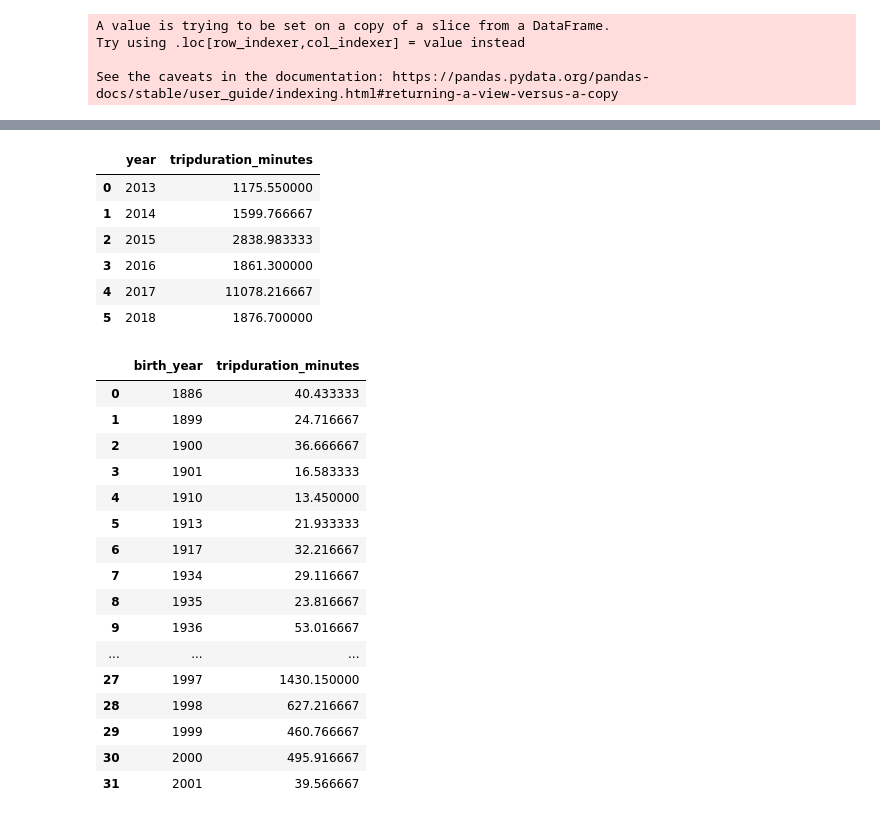
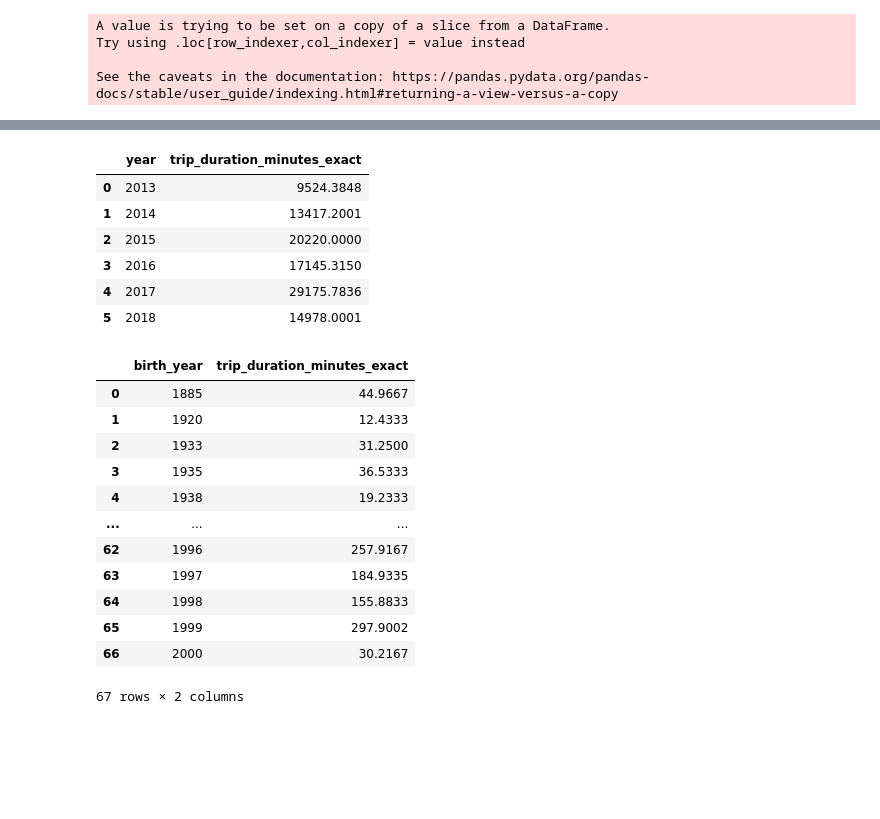
Before and after one commit to tanzhu91/Data_pipeline_dbt_bigquerry, a Jupyter notebook: analyses/EDA.ipynb, the cells around one changed output, grey strips where cells are left out. Drawn from its saved outputs; the diff is of its cells as text; code cells hidden in the pictures; blank space fills up the shorter version.

```diff
--- a/analyses/EDA.ipynb
+++ b/analyses/EDA.ipynb
@@ -26,0 +22,9 @@ df = pd.read_sql(query, engine)
+# %%
+query_1 = """
+SELECT *
+FROM `possible-helix-452922-d1.dbt_tdereli.bike_data_prepped`
+LIMIT 10000
+"""
+
+
+df = pd.read_sql(query_1, engine)
@@ -234,14 +246,14 @@ df_new.head()
 # %%
-df_agg = df_new.groupby('year')['tripduration_minutes'].sum().reset_index()
+df_agg = df_new.groupby('year')['trip_duration_minutes_exact'].sum().reset_index()
 df_agg
 # %% [output]
-|  | year | tripduration_minutes |
-| 0 | 2013 | 1175.550000 |
-| 1 | 2014 | 1599.766667 |
-| 2 | 2015 | 2838.983333 |
-| 3 | 2016 | 1861.300000 |
-| 4 | 2017 | 11078.216667 |
-| 5 | 2018 | 1876.700000 |
+|  | year | trip_duration_minutes_exact |
+| 0 | 2013 | 9524.3848 |
+| 1 | 2014 | 13417.2001 |
+| 2 | 2015 | 20220.0000 |
+| 3 | 2016 | 17145.3150 |
+| 4 | 2017 | 29175.7836 |
+| 5 | 2018 | 14978.0001 |
 # %%
 fig = px.bar(data_frame=df_agg
               , x='year'
@@ -252,26 +264,22 @@ fig = px.bar(data_frame=df_agg
               )
 fig.show()
 # %%
-df_agg_2 = df_new.groupby('birth_year')['tripduration_minutes'].sum().reset_index()
+df_agg_2 = df_new.groupby('birth_year')['trip_duration_minutes_exact'].sum().reset_index()
 df_agg_2
 # %% [output]
-|  | birth_year | tripduration_minutes |
-| 0 | 1886 | 40.433333 |
-| 1 | 1899 | 24.716667 |
-| 2 | 1900 | 36.666667 |
-| 3 | 1901 | 16.583333 |
-| 4 | 1910 | 13.450000 |
-| 5 | 1913 | 21.933333 |
-| 6 | 1917 | 32.216667 |
-| 7 | 1934 | 29.116667 |
-| 8 | 1935 | 23.816667 |
-| 9 | 1936 | 53.016667 |
+|  | birth_year | trip_duration_minutes_exact |
+| 0 | 1885 | 44.9667 |
+| 1 | 1920 | 12.4333 |
+| 2 | 1933 | 31.2500 |
+| 3 | 1935 | 36.5333 |
+| 4 | 1938 | 19.2333 |
 | ... | ... | ... |
-| 27 | 1997 | 1430.150000 |
-| 28 | 1998 | 627.216667 |
-| 29 | 1999 | 460.766667 |
-| 30 | 2000 | 495.916667 |
-| 31 | 2001 | 39.566667 |
+| 62 | 1996 | 257.9167 |
+| 63 | 1997 | 184.9335 |
+| 64 | 1998 | 155.8833 |
+| 65 | 1999 | 297.9002 |
+| 66 | 2000 | 30.2167 |
+67 rows × 2 columns
 # %%
 fig = px.bar(data_frame=df_agg_2
               , x='birth_year'
```
Also changed, not shown: parts of 27 cells of this notebook.
